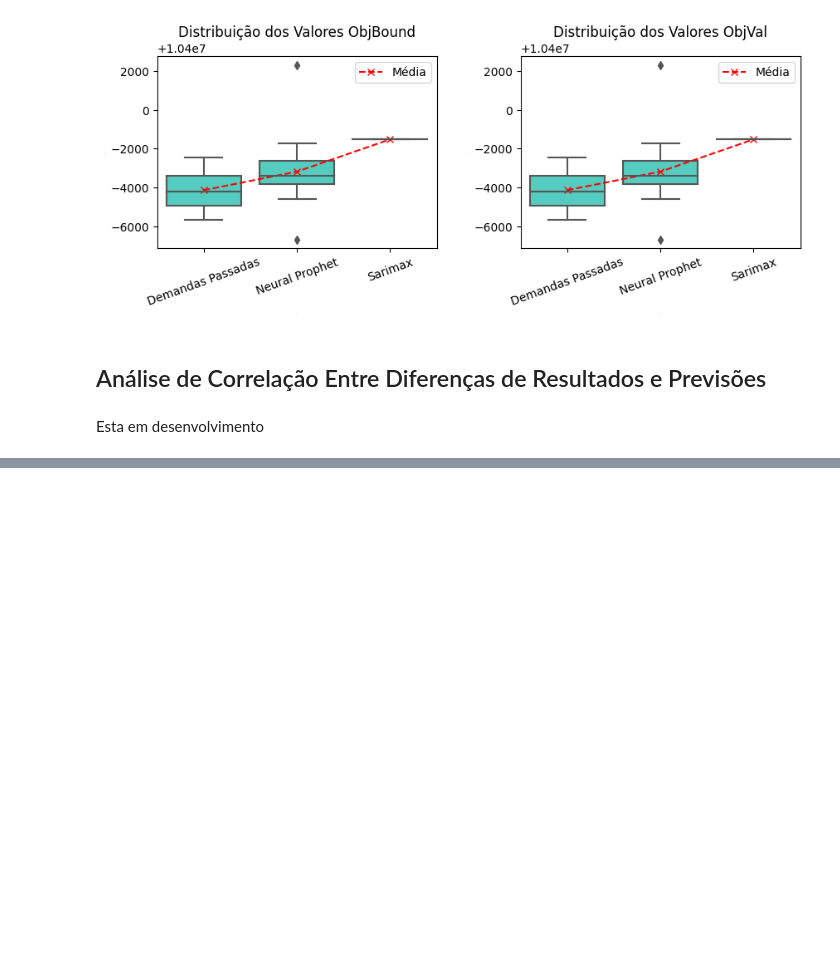
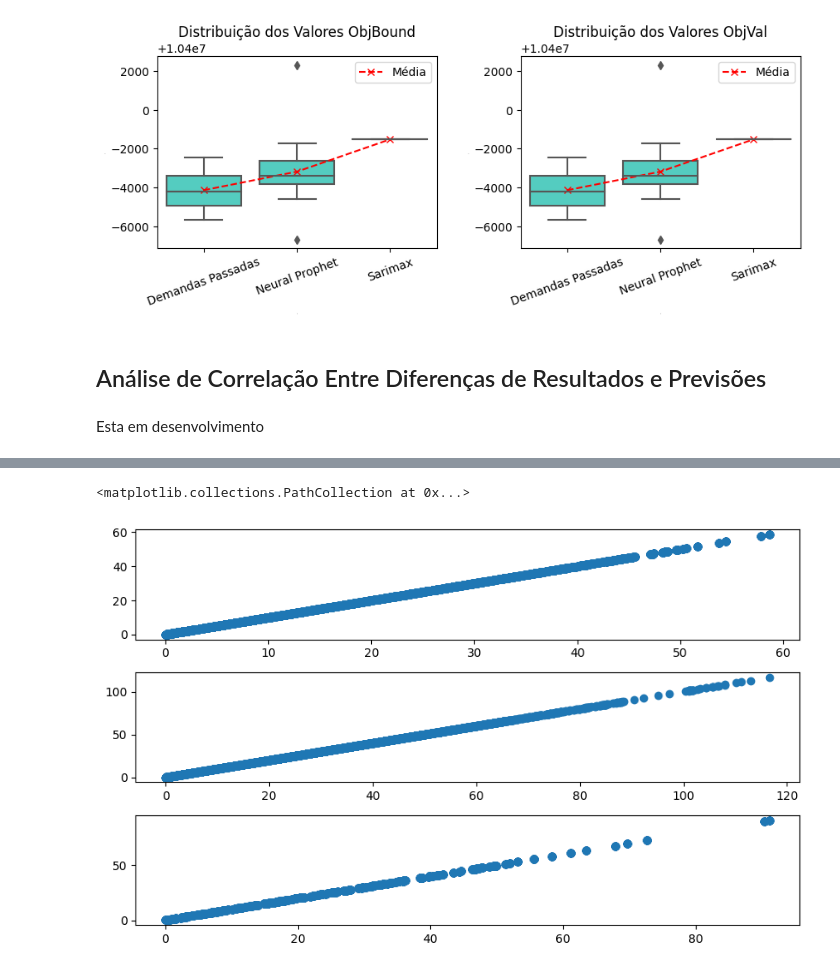
Before and after one commit to MarcioB1999/Prev_For_ULS, a Jupyter notebook: Modelo_pi/resultados_pi_analise.ipynb, the cells around one changed output, grey strips where cells are left out. Saved outputs shown, nothing was run; the diff lists cells and outputs as text; code cells hidden in the pictures; blank space fills up the shorter version.

```diff
--- a/Modelo_pi/resultados_pi_analise.ipynb
+++ b/Modelo_pi/resultados_pi_analise.ipynb
@@ -263,0 +270,15 @@ previsoes_sar.head()
+# %%
+fig=plt.figure(figsize=(10,6))
+plt.subplots_adjust(wspace=0, hspace=0.3)
+
+ax=fig.add_subplot(3,1,1)
+plt.scatter(dataFrame_to_boxPlot(dist_prev_NS,'dist')['dist'],dataFrame_to_boxPlot(dist_x_NS,'dist')['dist'])
+
+ax=fig.add_subplot(3,1,2)
+plt.scatter(dataFrame_to_boxPlot(dist_prev_NT,'dist')['dist'],dataFrame_to_boxPlot(dist_x_NT,'dist')['dist'])
+
+ax=fig.add_subplot(3,1,3)
+plt.scatter(dataFrame_to_boxPlot(dist_prev_ST,'dist')['dist'],dataFrame_to_boxPlot(dist_x_ST,'dist')['dist'])
+# %% [output]
+<matplotlib.collections.PathCollection at 0x...>
+[figure, added]
```
Also changed, not shown: parts of 5 cells of this notebook, 5 other files.
